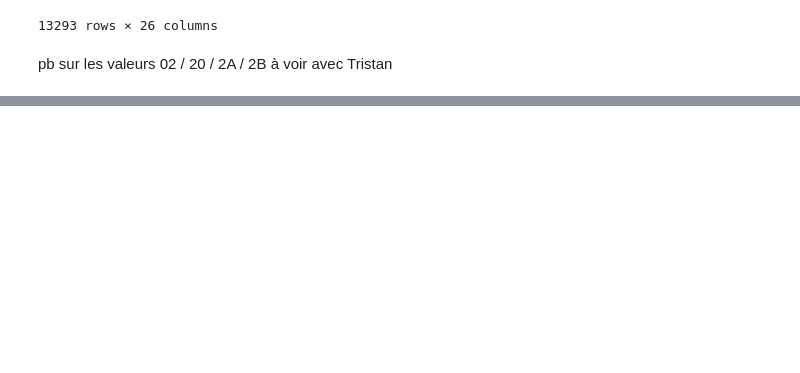
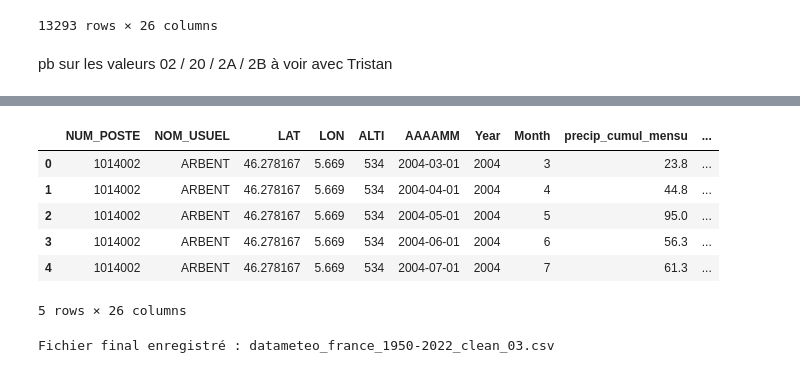
Before and after one commit to tristanGIANDO/jedha_final_project, a Jupyter notebook: jedha_final_project/data_collection/finalproject-ETL.ipynb, the cells around one changed output, grey strips where cells are left out. Cells and saved outputs as stored; diff of their text form; code cells hidden in the pictures; blank space fills up the shorter version.

Commit message:
fix departement issue

```diff
--- a/jedha_final_project/data_collection/finalproject-ETL.ipynb
+++ b/jedha_final_project/data_collection/finalproject-ETL.ipynb
@@ -207,6 +209,7 @@ departement_mapping = {
     "17": ("Charente-Maritime", "NOUVELLE AQUITAINE"),
     "18": ("Cher", "CENTRE VAL DE LOIRE"),
     "19": ("Correze", "NOUVELLE AQUITAINE"),
+    "20": ("Corse", "CORSE"),
     "2A": ("Corse-du-Sud", "CORSE"),
     "2B": ("Haute-CORSE", "CORSE"),
     "21": ("Cote-d'Or", "BOURGOGNE FRANCHE COMTE"),
@@ -383,0 +391,4 @@ print(f"Fichier final enregistré : {output_path}")
+# %%
+import pandas as pd
+
+df = pd.read_csv("https://jedha-final-project-jrat.s3.amazonaws.com/datameteo_france_1950-2022_clean_02.csv")
@@ -383,0 +415,23 @@ print(f"Fichier final enregistré : {output_path}")
+# %%
+df["departement_num"] = df["NUM_POSTE"].apply(
+    lambda x: str(x)[0].zfill(2) if len(str(x)) == 7 else str(x)[:2]
+)
+# %%
+df["departement_name"] = df["departement_num"].map(lambda x: departement_mapping.get(x, (None, None))[0])
+df["region"] = df["departement_num"].map(lambda x: departement_mapping.get(x, (None, None))[1])
+df.head()
+# %% [output]
+|  | NUM_POSTE | NOM_USUEL | LAT | LON | ALTI | AAAAMM | Year | Month | precip_cumul_mensu | ... |
+| 0 | 1014002 | ARBENT | 46.278167 | 5.669 | 534 | 2004-03-01 | 2004 | 3 | 23.8 | ... |
+| 1 | 1014002 | ARBENT | 46.278167 | 5.669 | 534 | 2004-04-01 | 2004 | 4 | 44.8 | ... |
+| 2 | 1014002 | ARBENT | 46.278167 | 5.669 | 534 | 2004-05-01 | 2004 | 5 | 95.0 | ... |
+| 3 | 1014002 | ARBENT | 46.278167 | 5.669 | 534 | 2004-06-01 | 2004 | 6 | 56.3 | ... |
+| 4 | 1014002 | ARBENT | 46.278167 | 5.669 | 534 | 2004-07-01 | 2004 | 7 | 61.3 | ... |
+5 rows × 26 columns
+# %%
+# Enregistrer le fichier
+output_path = "datameteo_france_1950-2022_clean_03.csv"
+df.to_csv(output_path, index=False)
+print(f"Fichier final enregistré : {output_path}")
+# %% [output]
+Fichier final enregistré : datameteo_france_1950-2022_clean_03.csv
```
Also changed, not shown: parts of 3 cells of this notebook, 1 other file.
